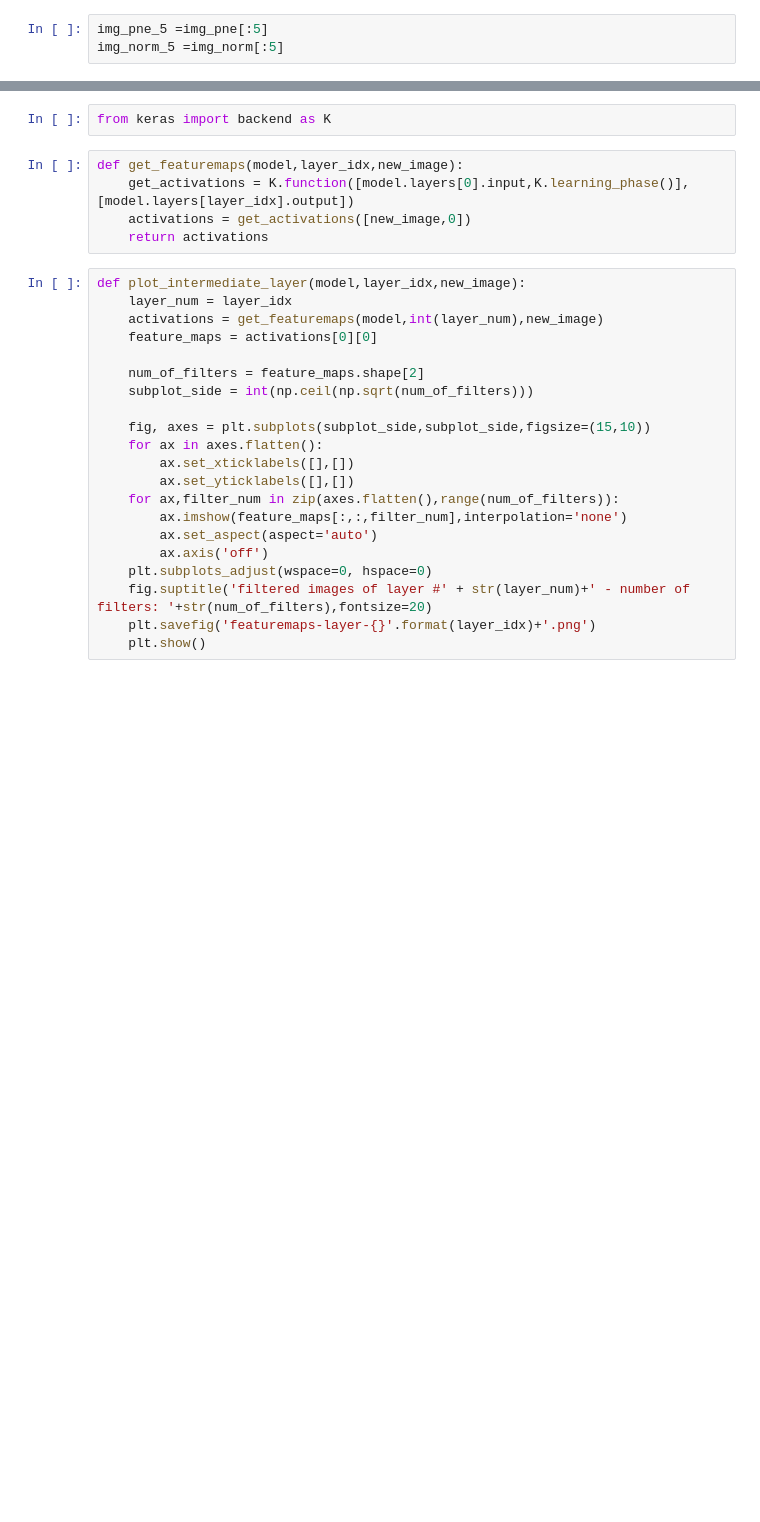
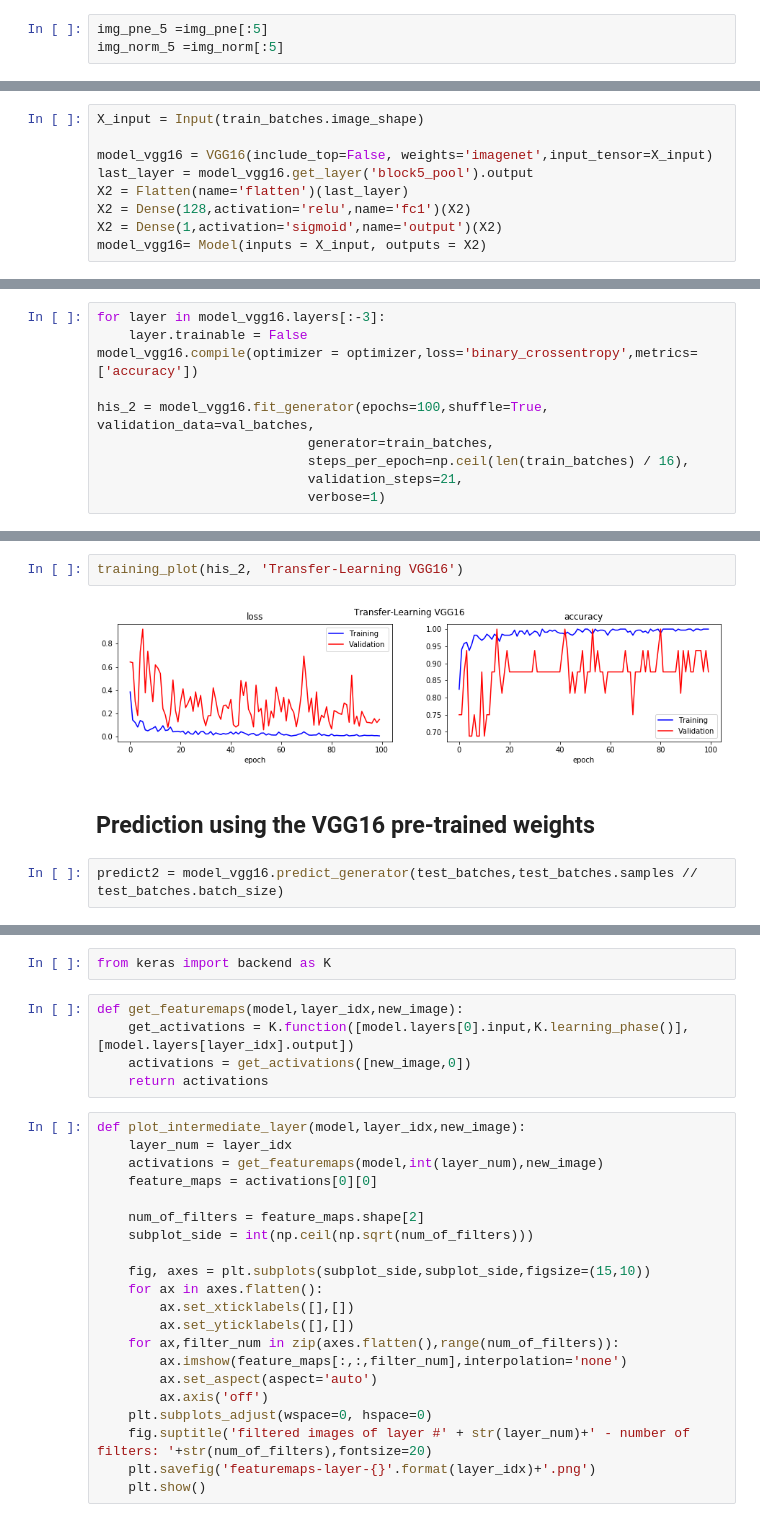
Before and after one commit to kylelee417/AI_Data_Science_Portfolio, a Jupyter notebook: chest_pneumonia.ipynb, the cells around one changed output, grey strips where cells are left out. Drawn from its saved outputs; the diff is of its cells as text; blank space fills up the shorter version.

```diff
--- a/chest_pneumonia.ipynb
+++ b/chest_pneumonia.ipynb
@@ -390,0 +281,9 @@ Confusion matrix, without normalization
+# %%
+X_input = Input(train_batches.image_shape)
+
+model_vgg16 = VGG16(include_top=False, weights='imagenet',input_tensor=X_input)
+last_layer = model_vgg16.get_layer('block5_pool').output
+X2 = Flatten(name='flatten')(last_layer)
+X2 = Dense(128,activation='relu',name='fc1')(X2)
+X2 = Dense(1,activation='sigmoid',name='output')(X2)
+model_vgg16= Model(inputs = X_input, outputs = X2)
@@ -390,0 +292,10 @@ Confusion matrix, without normalization
+# %%
+for layer in model_vgg16.layers[:-3]:
+    layer.trainable = False
+model_vgg16.compile(optimizer = optimizer,loss='binary_crossentropy',metrics=['accuracy'])
+
+his_2 = model_vgg16.fit_generator(epochs=100,shuffle=True, validation_data=val_batches,
+                           generator=train_batches,
+                           steps_per_epoch=np.ceil(len(train_batches) / 16),
+                           validation_steps=21,
+                           verbose=1)
@@ -390,0 +362,8 @@ Confusion matrix, without normalization
+# %%
+training_plot(his_2, 'Transfer-Learning VGG16')
+# %% [output]
+[figure, added]
+# %% [markdown]
+## Prediction using the VGG16 pre-trained weights
+# %%
+predict2 = model_vgg16.predict_generator(test_batches,test_batches.samples // test_batches.batch_size)
```
Also changed, not shown: parts of 68 cells of this notebook.
